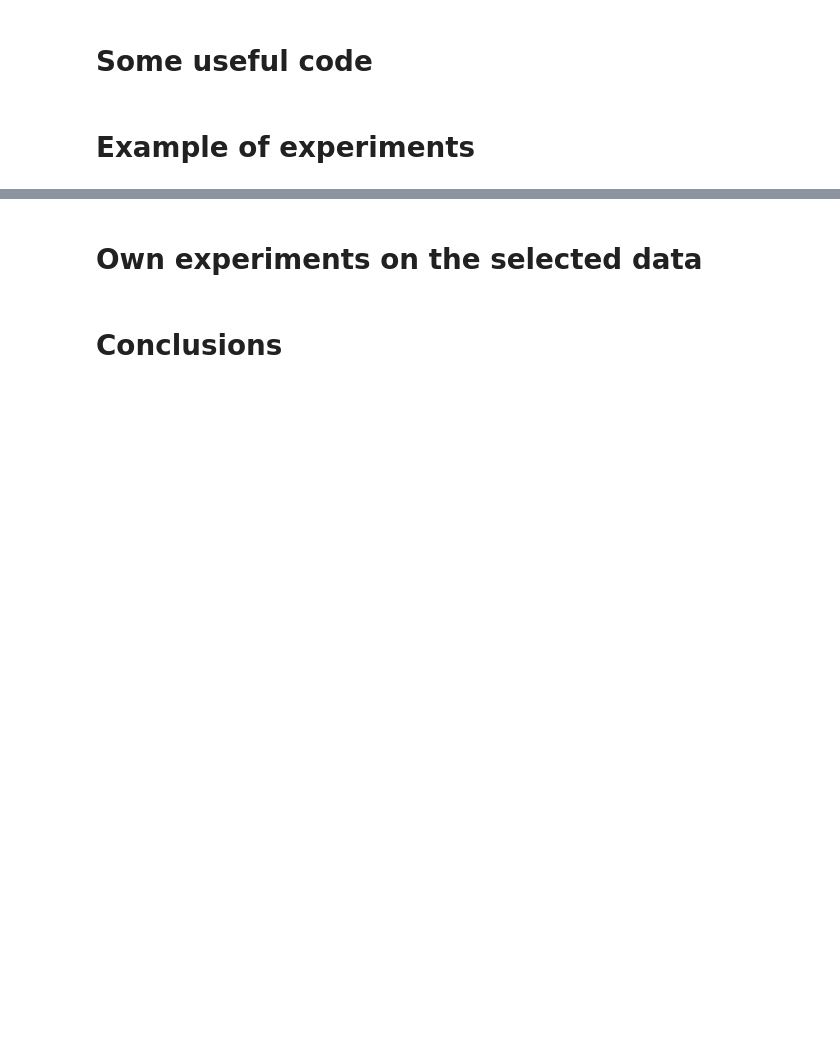
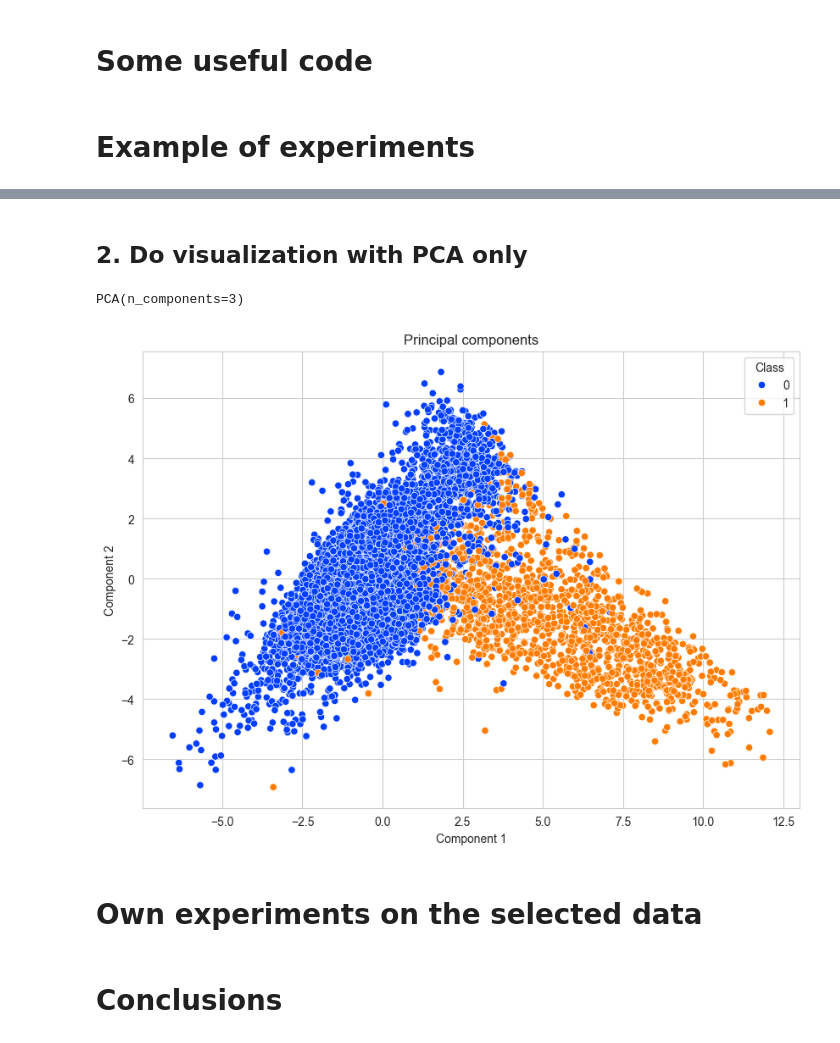
Before and after one commit to VolDonets/ML_basics_course, a Jupyter notebook: practical-work-2025-2026/pr-lab-4/lab-4.ipynb, the cells around one changed output, grey strips where cells are left out. Saved outputs shown, nothing was run; the diff lists cells and outputs as text; code cells hidden in the pictures; blank space fills up the shorter version.

```diff
--- a/practical-work-2025-2026/pr-lab-4/lab-4.ipynb
+++ b/practical-work-2025-2026/pr-lab-4/lab-4.ipynb
@@ -99,0 +212,7 @@ from tqdm import tqdm
+# %%
+df = pd.read_csv("pulsar.csv")
+
+X_data = df.drop(columns="Class")
+y_data = df["Class"]
+
+df.head()
@@ -99,0 +259,9 @@ from tqdm import tqdm
+# %%
+scaler = StandardScaler()
+
+X_data = pd.DataFrame(
+    data=scaler.fit_transform(X_data),
+    columns=X_data.columns,
+)
+
+X_data.head()
@@ -99,0 +287,14 @@ from tqdm import tqdm
+# %% [markdown]
+## 2. Do visualization with PCA only
+# %%
+pca_2c = PCA(n_components=2)
+pca_3c = PCA(n_components=3)
+
+pca_2c.fit(X_data)
+pca_3c.fit(X_data)
+# %% [output]
+PCA(n_components=3)
+# %%
+plot_2d(pca_2c.transform(X_data), y_data, title="Principal components")
+# %% [output]
+[figure, added]
```
Also changed, not shown: parts of 18 cells of this notebook, 1 other file.
